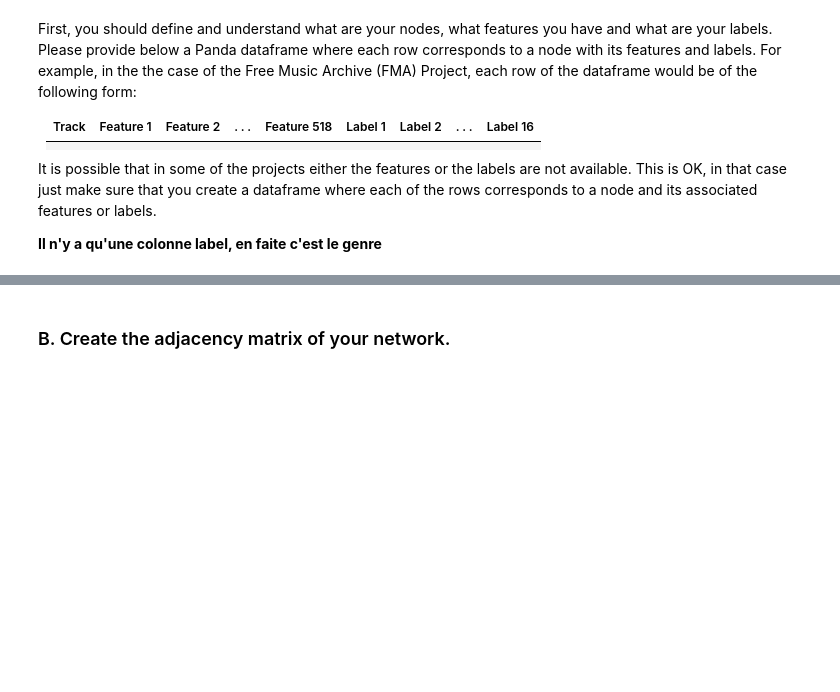
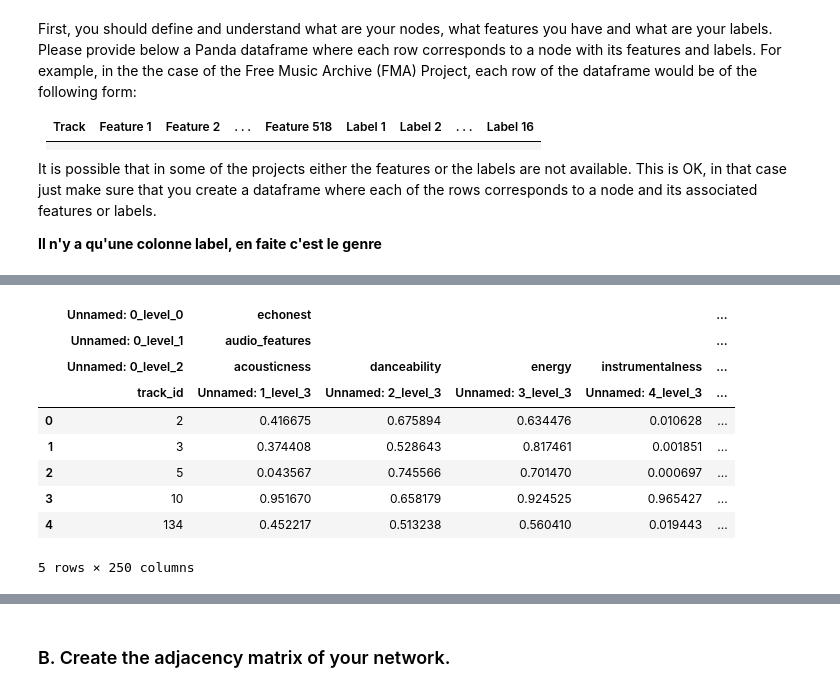
Before and after one commit to TTimTT/NTDS_Project, a Jupyter notebook: milestones_1/Tim_network_properties.ipynb, the cells around one changed output, grey strips where cells are left out. Drawn from its saved outputs; the diff is of its cells as text; code cells hidden in the pictures; blank space fills up the shorter version.

Commit message:
Improved loading speed by removing unnecessary engines and improve the columns formatting by adding header= instructions

```diff
--- a/milestones_1/Tim_network_properties.ipynb
+++ b/milestones_1/Tim_network_properties.ipynb
@@ -49,7 +49,7 @@ raw_echonest = pd.read_csv(METADATA_FOLDER + 'raw_echonest.csv', sep=',', encodi
 raw_genres = pd.read_csv(METADATA_FOLDER + 'raw_genres.csv', sep=',', encoding='utf-8', engine='python')
 raw_tracks = pd.read_csv(METADATA_FOLDER + 'raw_tracks.csv', sep=',', encoding='utf-8', engine='python')
 # %%
-tracks = pd.read_csv(METADATA_FOLDER + 'tracks.csv', sep=',', encoding='utf-8', engine='python')
-echonest = pd.read_csv(METADATA_FOLDER + 'echonest.csv', sep=',', encoding='utf-8', engine='python')
-features = pd.read_csv(METADATA_FOLDER + 'features.csv', sep=',', encoding='utf-8', engine='python')
-genres = pd.read_csv(METADATA_FOLDER + 'genres.csv', sep=',', encoding='utf-8', engine='python')
+tracks = pd.read_csv(METADATA_FOLDER + 'tracks.csv',header=[0,1,2])
+echonest = pd.read_csv(METADATA_FOLDER + 'echonest.csv',header=[0,1,2,3])
+features = pd.read_csv(METADATA_FOLDER + 'features.csv',header=[0,1,2,3])
+genres = pd.read_csv(METADATA_FOLDER + 'genres.csv')
@@ -59,0 +69,13 @@ cleaned_tracks.columns = tracks.iloc[0]
+# %%
+echonest.head(5)
+# %% [output]
+|  | Unnamed: 0_level_0 | echonest |  |  |  | ... |
+|  | Unnamed: 0_level_1 | audio_features |  |  |  | ... |
+|  | Unnamed: 0_level_2 | acousticness | danceability | energy | instrumentalness | ... |
+|  | track_id | Unnamed: 1_level_3 | Unnamed: 2_level_3 | Unnamed: 3_level_3 | Unnamed: 4_level_3 | ... |
+| 0 | 2 | 0.416675 | 0.675894 | 0.634476 | 0.010628 | ... |
+| 1 | 3 | 0.374408 | 0.528643 | 0.817461 | 0.001851 | ... |
+| 2 | 5 | 0.043567 | 0.745566 | 0.701470 | 0.000697 | ... |
+| 3 | 10 | 0.951670 | 0.658179 | 0.924525 | 0.965427 | ... |
+| 4 | 134 | 0.452217 | 0.513238 | 0.560410 | 0.019443 | ... |
+5 rows × 250 columns
```
Also changed, not shown: parts of 13 cells of this notebook.
